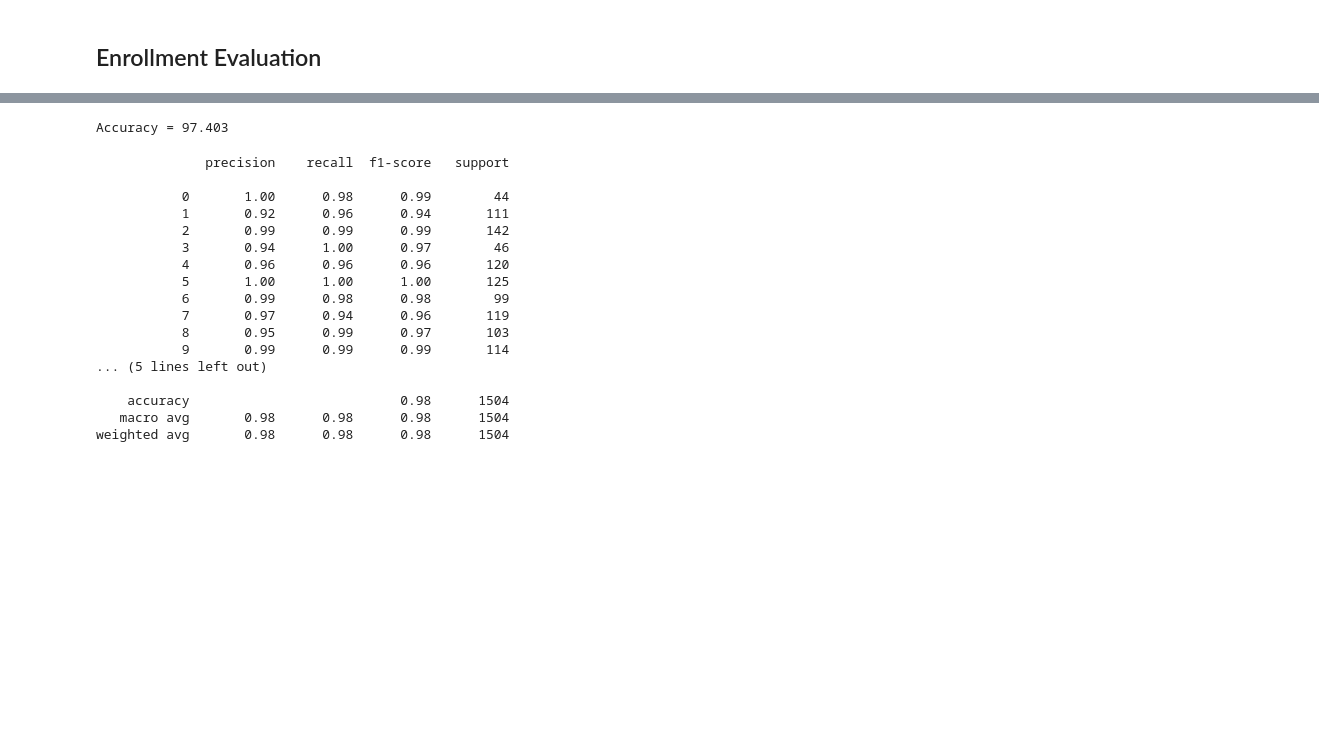
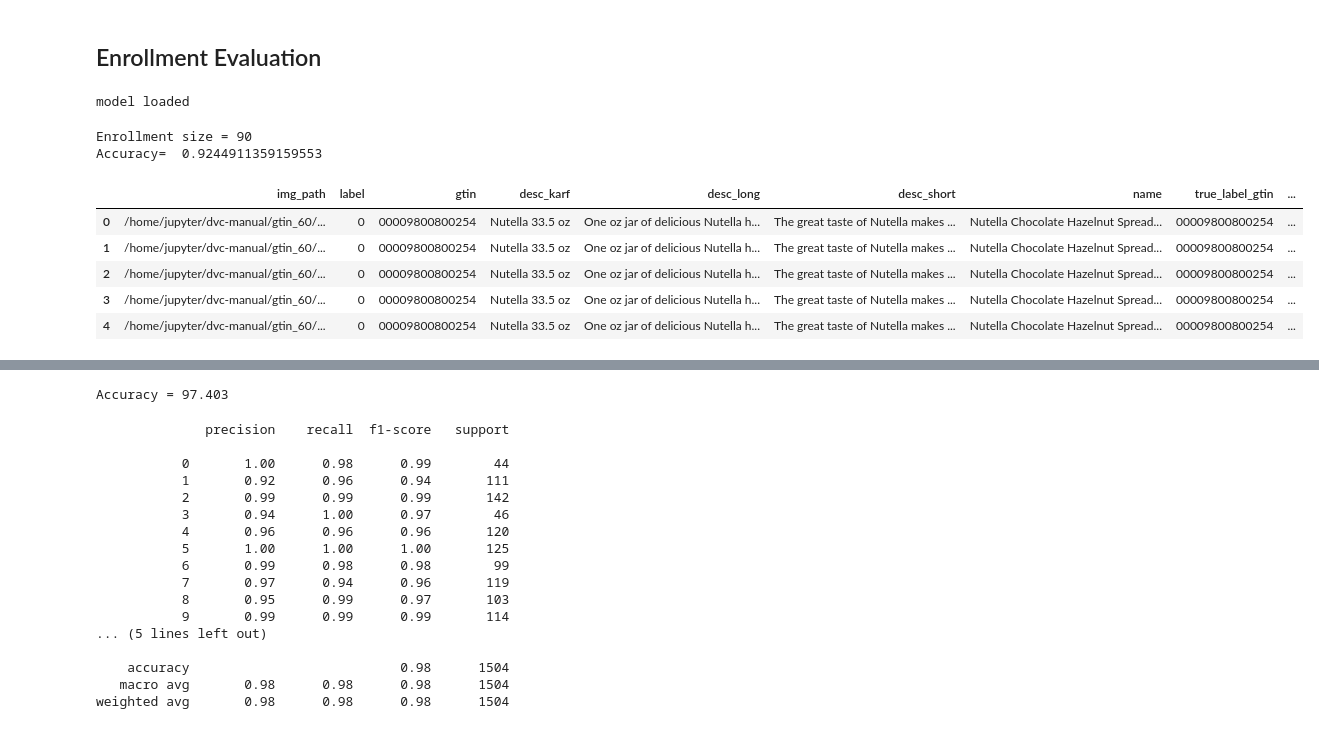
Before and after one commit to GSav90/train-CLIP-FT, a Jupyter notebook: CLIP.ipynb, the cells around one changed output, grey strips where cells are left out. Saved outputs shown, nothing was run; the diff lists cells and outputs as text; code cells hidden in the pictures; blank space fills up the shorter version.

```diff
--- a/CLIP.ipynb
+++ b/CLIP.ipynb
@@ -46,24 +46,15 @@ from sklearn.metrics import precision_recall_fscore_support
 # from transformers import CLIPProcessor, CLIPModel
 
 device = "cuda" if torch.cuda.is_available() else "cpu"
-_, preprocess = clip.load("ViT-B/32", device=device)
+model, preprocess = clip.load("ViT-B/32", device=device)
 # device
 
 # PATH="/home/jupyter/train-CLIP-FT/lightning_logs/version_4/checkpoints/epoch=31-step=16319.ckpt"
-PATH = "/home/jupyter/train-CLIP-FT/lightning_logs/version_4/checkpoints/epoch=31-step=4063.ckpt"
-model = torch.load(PATH, map_location='cpu')
+# PATH = "/home/jupyter/train-CLIP-FT/lightning_logs/version_4/checkpoints/epoch=31-step=4063.ckpt"
+#model = torch.load(PATH, map_location='cpu')
 print("model loaded")
 test_label_dict={}
 enrollment_label_dict={}
-
-
-
-
-
-
-
-
-
 
 metric_agg= pd.DataFrame(columns=["enrollment_batch_size","set_number","accuracy","precision","recall","fbeta_score","weighted_precision","weighted_recall","weighted_fbeta"])
 
@@ -87,10 +78,10 @@ acc_df= pd.DataFrame()
 for enrollment_size in range(90,91):
     for set_number in [1]:
         # dvc-manual/gtin_60/data/prep/subsets/enrollment_size_{enrollment_size}_SN_{set_number}
-        enrollment_path= os.path.join(os.getcwd(),f'dvc-manual/gtin_60/data/prep/80gtin_allsubfolders/80gtin_ET/ET_size_{enrollment_size}')
+        enrollment_path= os.path.join("/home/jupyter",f'dvc-manual/gtin_60/data/prep/80gtin_allsubfolders/80gtin_ET/ET_size_{enrollment_size}')
         enrollment_preprocess= torchvision.datasets.ImageFolder(root=enrollment_path,transform=preprocess)
         # 'dvc-manual/gtin_60/data/prep/test'
-        test_path= os.path.join(os.getcwd(),'dvc-manual/gtin_60/data/prep/80gtin_allsubfolders/splitfolders/test')
+        test_path= os.path.join("/home/jupyter",'dvc-manual/gtin_60/data/prep/80gtin_allsubfolders/splitfolders/test')
         test_preprocess= torchvision.datasets.ImageFolder(root=test_path,transform=preprocess)
 
         for k,v in test_preprocess.class_to_idx.items():
@@ -110,10 +101,10 @@ for enrollment_size in range(90,91):
         true_labels=test_labels.copy()
 
         for idx,val in enumerate(test_labels):
-            true_labels[idx]=test_label_dict[val]
+            true_labels[idx]=str(test_label_dict[val])
 
         for idx,val in enumerate(predictions):
-            predictions[idx]=enrollment_label_dict[val]
+            predictions[idx]=str(enrollment_label_dict[val])
 
         acc= metrics.accuracy_score(np.array(true_labels),np.array(predictions))
         report=sklearn.metrics.classification_report(np.array(true_labels),np.array(predictions))
@@ -135,3 +126,7 @@ for enrollment_size in range(90,91):
         print("Accuracy= ", acc)
 
     break
+# %% [output]
+model loaded
+Enrollment size = 90
+Accuracy=  0.9244911359159553
@@ -138 +236,14 @@ for enrollment_size in range(90,91):
+# %%
+test_df_full=pd.concat([test_df,pd.Series(true_labels,name="true_label_gtin",),pd.Series(predictions,name="predicted_label_gtin")],axis=1)
+test_df_full["true_label_gtin"] = test_df_full["true_label_gtin"].apply(lambda x: str(x).zfill(14))
+test_df_full["predicted_label_gtin"] = test_df_full["predicted_label_gtin"].apply(lambda x: str(x).zfill(14))
+enrollment_path= os.path.join(f'/home/jupyter/dvc-manual/gtin_60/data/prep/80gtin_allsubfolders/80gtin_ET/ET_size_{str(90)}')
+test_df_full["predicted_gtin_enroll_folder"]=test_df_full.apply(lambda x:os.path.join(enrollment_path,x["predicted_label_gtin"]),axis=1)
+# %% [output]
+|  | img_path | label | gtin | desc_karf | desc_long | desc_short | name | true_label_gtin | ... |
+| 0 | /home/jupyter/dvc-manual/gtin_60/... | 0 | 00009800800254 | Nutella 33.5 oz | One oz jar of delicious Nutella h... | The great taste of Nutella makes ... | Nutella Chocolate Hazelnut Spread... | 00009800800254 | ... |
+| 1 | /home/jupyter/dvc-manual/gtin_60/... | 0 | 00009800800254 | Nutella 33.5 oz | One oz jar of delicious Nutella h... | The great taste of Nutella makes ... | Nutella Chocolate Hazelnut Spread... | 00009800800254 | ... |
+| 2 | /home/jupyter/dvc-manual/gtin_60/... | 0 | 00009800800254 | Nutella 33.5 oz | One oz jar of delicious Nutella h... | The great taste of Nutella makes ... | Nutella Chocolate Hazelnut Spread... | 00009800800254 | ... |
+| 3 | /home/jupyter/dvc-manual/gtin_60/... | 0 | 00009800800254 | Nutella 33.5 oz | One oz jar of delicious Nutella h... | The great taste of Nutella makes ... | Nutella Chocolate Hazelnut Spread... | 00009800800254 | ... |
+| 4 | /home/jupyter/dvc-manual/gtin_60/... | 0 | 00009800800254 | Nutella 33.5 oz | One oz jar of delicious Nutella h... | The great taste of Nutella makes ... | Nutella Chocolate Hazelnut Spread... | 00009800800254 | ... |
 # %%
```
Also changed, not shown: parts of 6 cells of this notebook, 5 other files.
